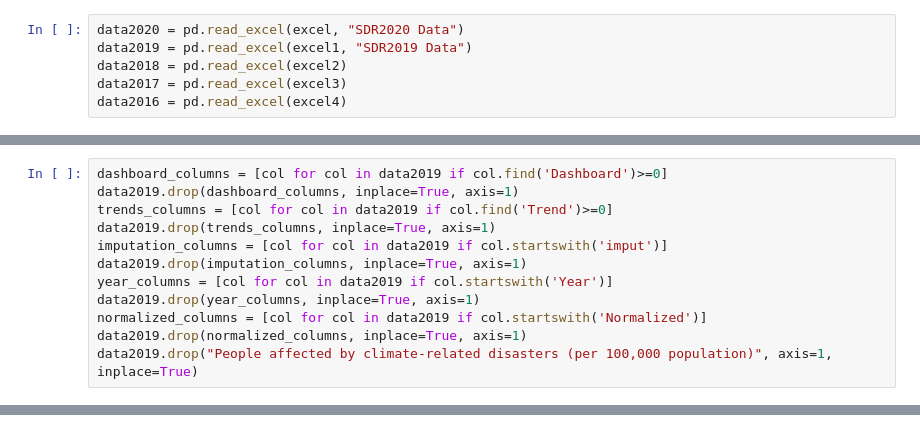
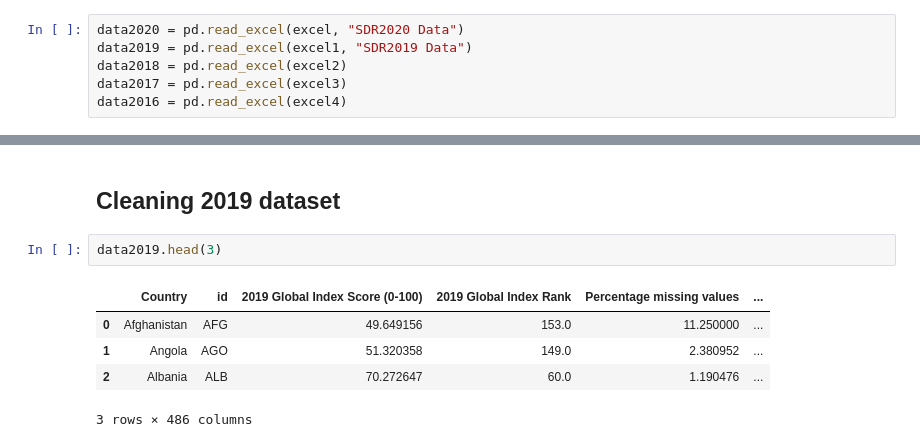
Before and after one commit to annafonte/forecasting-sdgs, a Jupyter notebook: Notebooks/1 - Data cleaning.ipynb, the cells around one changed output, grey strips where cells are left out. Saved outputs shown, nothing was run; the diff lists cells and outputs as text.

```diff
--- a/Notebooks/SDG Data cleaning.ipynb
+++ b/Notebooks/1 - Data cleaning.ipynb
@@ -423,12 +21,0 @@ for i in range(len(data2019.columns)):
-# %%
-dashboard_columns = [col for col in data2019 if col.find('Dashboard')>=0]
-data2019.drop(dashboard_columns, inplace=True, axis=1)
-trends_columns = [col for col in data2019 if col.find('Trend')>=0]
-data2019.drop(trends_columns, inplace=True, axis=1)
-imputation_columns = [col for col in data2019 if col.startswith('imput')]
-data2019.drop(imputation_columns, inplace=True, axis=1)
-year_columns = [col for col in data2019 if col.startswith('Year')]
-data2019.drop(year_columns, inplace=True, axis=1)
-normalized_columns = [col for col in data2019 if col.startswith('Normalized')]
-data2019.drop(normalized_columns, inplace=True, axis=1)
-data2019.drop("People affected by climate-related disasters (per 100,000 population)", axis=1, inplace=True)
@@ -782,0 +363,10 @@ data.isnull().sum()
+# %% [markdown]
+## Cleaning 2019 dataset
+# %%
+data2019.head(3)
+# %% [output]
+|  | Country | id | 2019 Global Index Score (0-100) | 2019 Global Index Rank | Percentage missing values | ... |
+| 0 | Afghanistan | AFG | 49.649156 | 153.0 | 11.250000 | ... |
+| 1 | Angola | AGO | 51.320358 | 149.0 | 2.380952 | ... |
+| 2 | Albania | ALB | 70.272647 | 60.0 | 1.190476 | ... |
+3 rows × 486 columns
```
Also changed, not shown: parts of 96 cells of this notebook, 15 other files.
